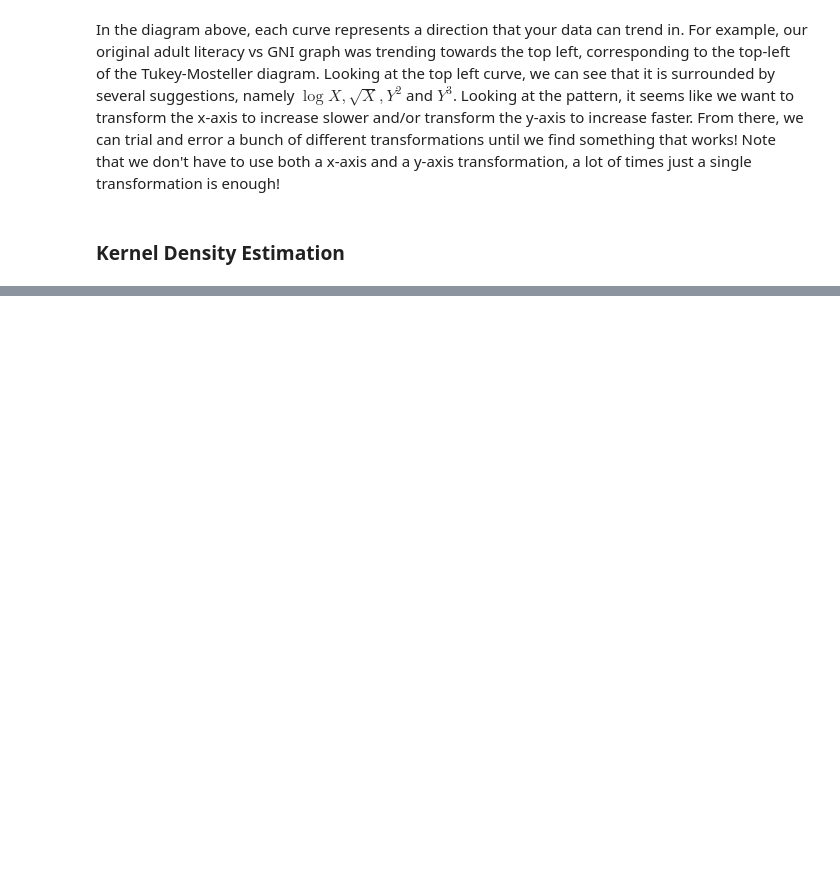
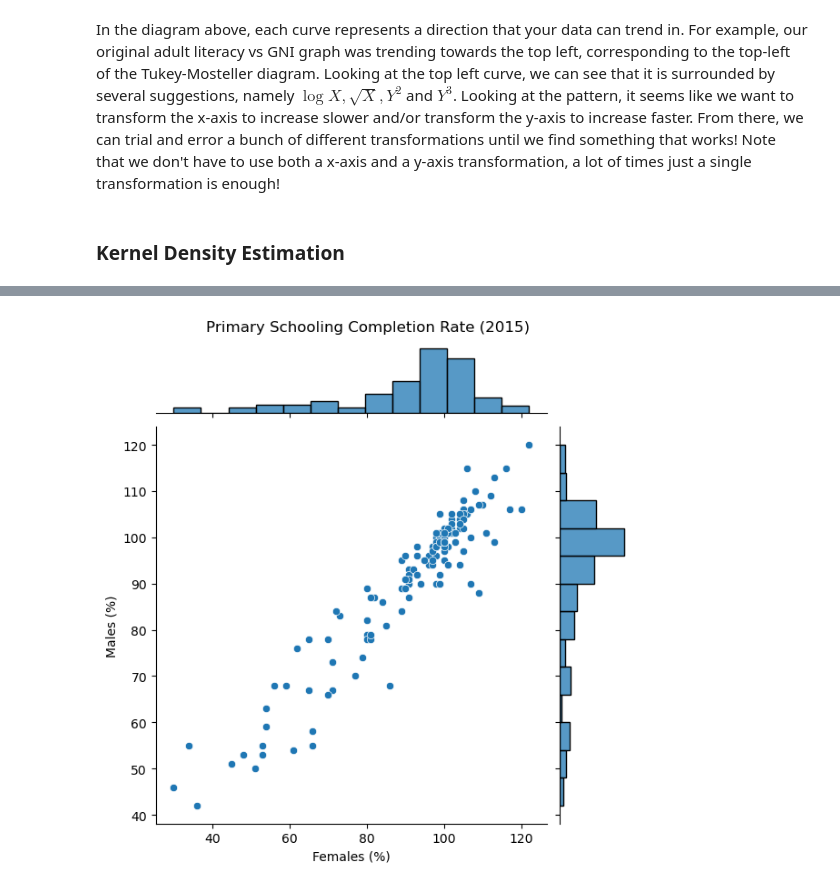
Before and after one commit to rohanjha123/data-h195, a Jupyter notebook: textbook/_build/html/_sources/content/04-visualizations/advanced.ipynb, the cells around one changed output, grey strips where cells are left out. Cells and saved outputs as stored; diff of their text form; code cells hidden in the pictures; blank space fills up the shorter version.

```diff
--- a/textbook/_build/html/_sources/content/04-visualizations/advanced.ipynb
+++ b/textbook/_build/html/_sources/content/04-visualizations/advanced.ipynb
@@ -75,0 +89,10 @@ In the diagram above, each curve represents a direction that your data can trend
+# %%
+sns.jointplot(data=wb_df, x='Primary completion rate: Female: % of relevant age group: 2015',
+                y='Primary completion rate: Male: % of relevant age group: 2015');
+plt.suptitle('Primary Schooling Completion Rate (2015)', y = 1.02)
+# sup title helps us move the title further up
+plt.xlabel('Females (%)')
+plt.ylabel('Males (%)');
+# No KDE here, just a scatter with histograms
+# %% [output]
+[figure, added]
```
Also changed, not shown: parts of 9 cells of this notebook, 18 other files.
